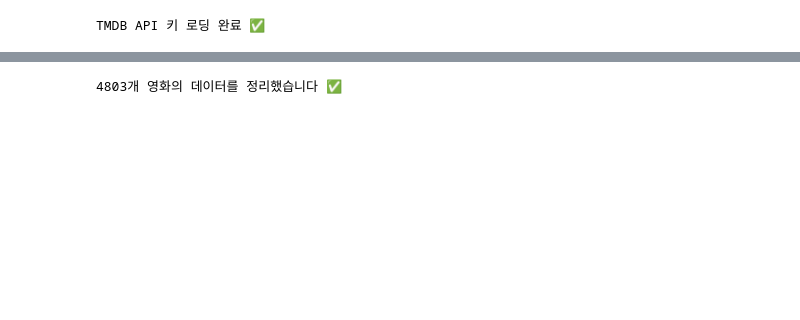
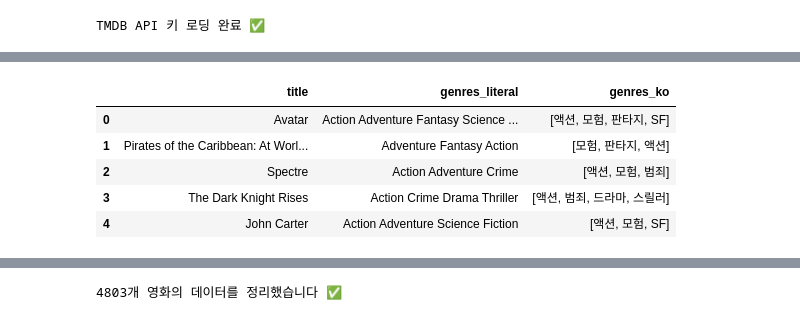
Before and after one commit to tombap8/recom_system, a Jupyter notebook: notebook/movie_recommender.ipynb, the cells around one changed output, grey strips where cells are left out. Drawn from its saved outputs; the diff is of its cells as text; code cells hidden in the pictures; blank space fills up the shorter version.

```diff
--- a/notebook/movie_recommender.ipynb
+++ b/notebook/movie_recommender.ipynb
@@ -708 +722,27 @@ TMDB API 키 로딩 완료 ✅
+# %%
+# TMDB 장르 마스터 목록을 한국어로 조회합니다. (전체 영화를 통틀어 딱 1번만 호출)
+genre_list_response = requests.get(
+    "https://api.themoviedb.org/3/genre/movie/list",
+    params={"api_key": TMDB_API_KEY, "language": "ko-KR"},
+    timeout=5,
+)
+genre_list_response.raise_for_status()
+
+# {장르 id: 한글 장르명} 딕셔너리로 정리합니다. 예: {28: '액션', 35: '코미디', ...}
+GENRE_ID_TO_KO = {g["id"]: g["name"] for g in genre_list_response.json()["genres"]}
+
+# df["genres"]에는 [{'id': 28, 'name': 'Action'}, ...] 형태로 원본 id/name이 남아있으므로,
+# 이 id를 이용해 각 영화의 장르를 한글 이름 리스트로 변환합니다.
+df["genres_ko"] = df["genres"].apply(
+    lambda genre_list: [GENRE_ID_TO_KO.get(g["id"], g["name"]) for g in genre_list]
+)
+
+df[["title", "genres_literal", "genres_ko"]].head()
+# %% [output]
+|  | title | genres_literal | genres_ko |
+| 0 | Avatar | Action Adventure Fantasy Science ... | [액션, 모험, 판타지, SF] |
+| 1 | Pirates of the Caribbean: At Worl... | Adventure Fantasy Action | [모험, 판타지, 액션] |
+| 2 | Spectre | Action Adventure Crime | [액션, 모험, 범죄] |
+| 3 | The Dark Knight Rises | Action Crime Drama Thriller | [액션, 범죄, 드라마, 스릴러] |
+| 4 | John Carter | Action Adventure Science Fiction | [액션, 모험, SF] |
 # %%
```
Also changed, not shown: parts of 7 cells of this notebook, 2 other files.
